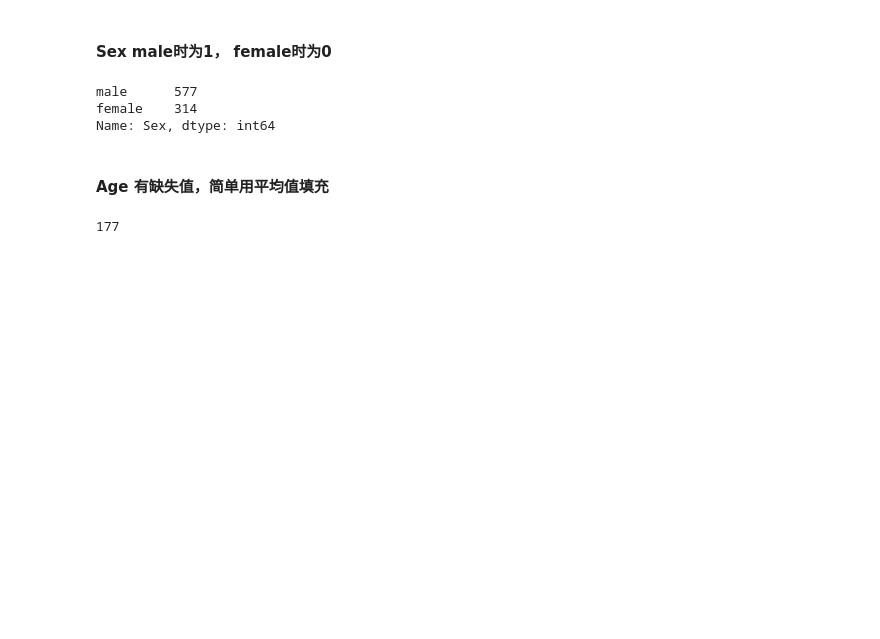
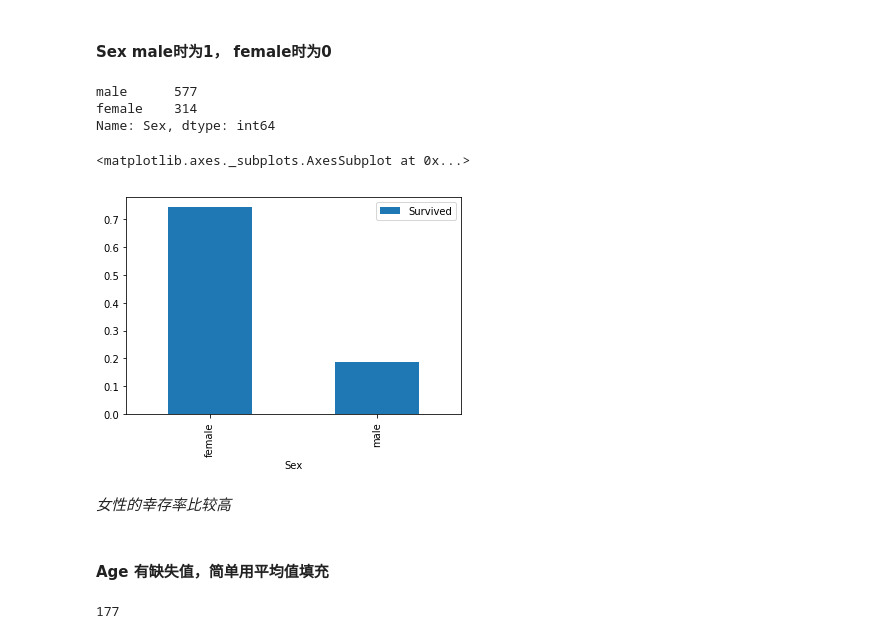
Before and after one commit to CoderSLZhang/Kaggle-Titanic-Machine-Learning-from-Disaster, a Jupyter notebook: Neural_network_tensorflow.ipynb, the cells around one changed output. Saved outputs shown, nothing was run; the diff lists cells and outputs as text; code cells hidden in the pictures; blank space fills up the shorter version.

```diff
--- a/Neural_network_tensorflow.ipynb
+++ b/Neural_network_tensorflow.ipynb
@@ -44,6 +55,13 @@ df.Sex.value_counts(dropna=False)
 male      577
 female    314
 Name: Sex, dtype: int64
+# %%
+df[['Sex', 'Survived']].groupby(['Sex']).mean().plot(kind='bar')
+# %% [output]
+<matplotlib.axes._subplots.AxesSubplot at 0x...>
+[figure, added]
+# %% [markdown]
+*女性的幸存率比较高*
 # %%
 df.Sex.replace(['male', 'female'], [1, 0], inplace=True)
 # %% [markdown]
```
Also changed, not shown: parts of 18 cells of this notebook.
